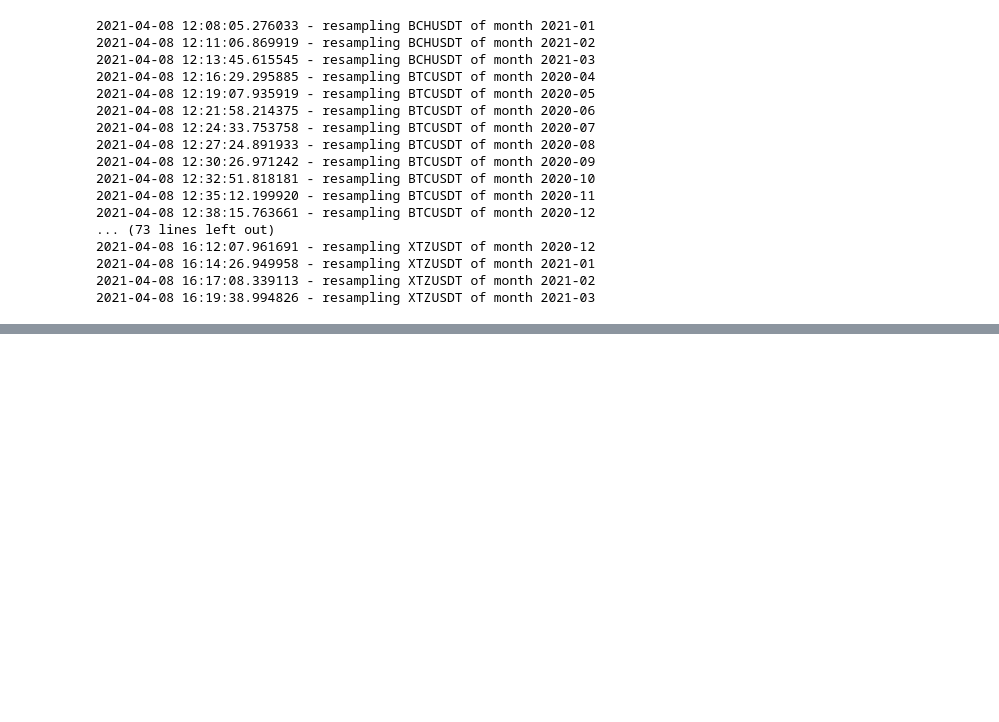
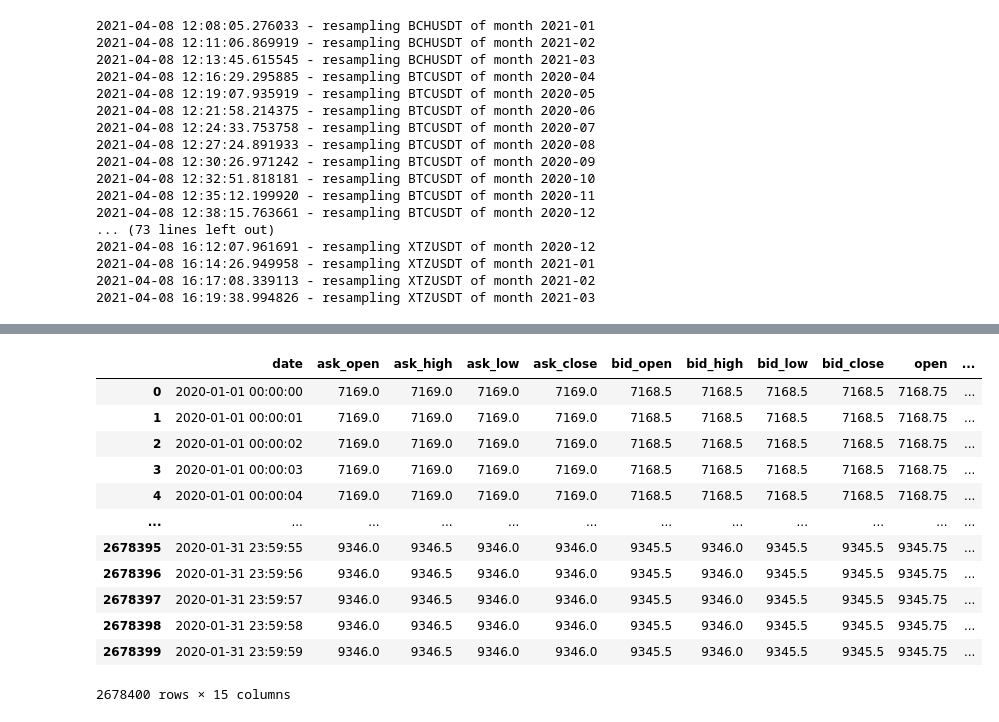
Before and after one commit to noaillypau/Polyvalent_Backtester_3, a Jupyter notebook: datas/bybit.ipynb, the cells around one changed output, grey strips where cells are left out. Saved outputs shown, nothing was run; the diff lists cells and outputs as text; code cells hidden in the pictures; blank space fills up the shorter version.

```diff
--- a/datas/bybit.ipynb
+++ b/datas/bybit.ipynb
@@ -792,0 +865,17 @@ for symbol in dic_op_to_do.keys():
+# %%
+%%time
+pd.read_pickle('D://Trading/Data/Crypto/Bybit/ohlc_bbba/BTCUSD/1s/2020-01.pkl')
+# %% [output]
+|  | date | ask_open | ask_high | ask_low | ask_close | bid_open | bid_high | bid_low | bid_close | open | ... |
+| 0 | 2020-01-01 00:00:00 | 7169.0 | 7169.0 | 7169.0 | 7169.0 | 7168.5 | 7168.5 | 7168.5 | 7168.5 | 7168.75 | ... |
+| 1 | 2020-01-01 00:00:01 | 7169.0 | 7169.0 | 7169.0 | 7169.0 | 7168.5 | 7168.5 | 7168.5 | 7168.5 | 7168.75 | ... |
+| 2 | 2020-01-01 00:00:02 | 7169.0 | 7169.0 | 7169.0 | 7169.0 | 7168.5 | 7168.5 | 7168.5 | 7168.5 | 7168.75 | ... |
+| 3 | 2020-01-01 00:00:03 | 7169.0 | 7169.0 | 7169.0 | 7169.0 | 7168.5 | 7168.5 | 7168.5 | 7168.5 | 7168.75 | ... |
+| 4 | 2020-01-01 00:00:04 | 7169.0 | 7169.0 | 7169.0 | 7169.0 | 7168.5 | 7168.5 | 7168.5 | 7168.5 | 7168.75 | ... |
+| ... | ... | ... | ... | ... | ... | ... | ... | ... | ... | ... | ... |
+| 2678395 | 2020-01-31 23:59:55 | 9346.0 | 9346.5 | 9346.0 | 9346.0 | 9345.5 | 9346.0 | 9345.5 | 9345.5 | 9345.75 | ... |
+| 2678396 | 2020-01-31 23:59:56 | 9346.0 | 9346.5 | 9346.0 | 9346.0 | 9345.5 | 9346.0 | 9345.5 | 9345.5 | 9345.75 | ... |
+| 2678397 | 2020-01-31 23:59:57 | 9346.0 | 9346.5 | 9346.0 | 9346.0 | 9345.5 | 9346.0 | 9345.5 | 9345.5 | 9345.75 | ... |
+| 2678398 | 2020-01-31 23:59:58 | 9346.0 | 9346.5 | 9346.0 | 9346.0 | 9345.5 | 9346.0 | 9345.5 | 9345.5 | 9345.75 | ... |
+| 2678399 | 2020-01-31 23:59:59 | 9346.0 | 9346.5 | 9346.0 | 9346.0 | 9345.5 | 9346.0 | 9345.5 | 9345.5 | 9345.75 | ... |
+2678400 rows × 15 columns
```
Also changed, not shown: parts of 7 cells of this notebook, 1 other file.
